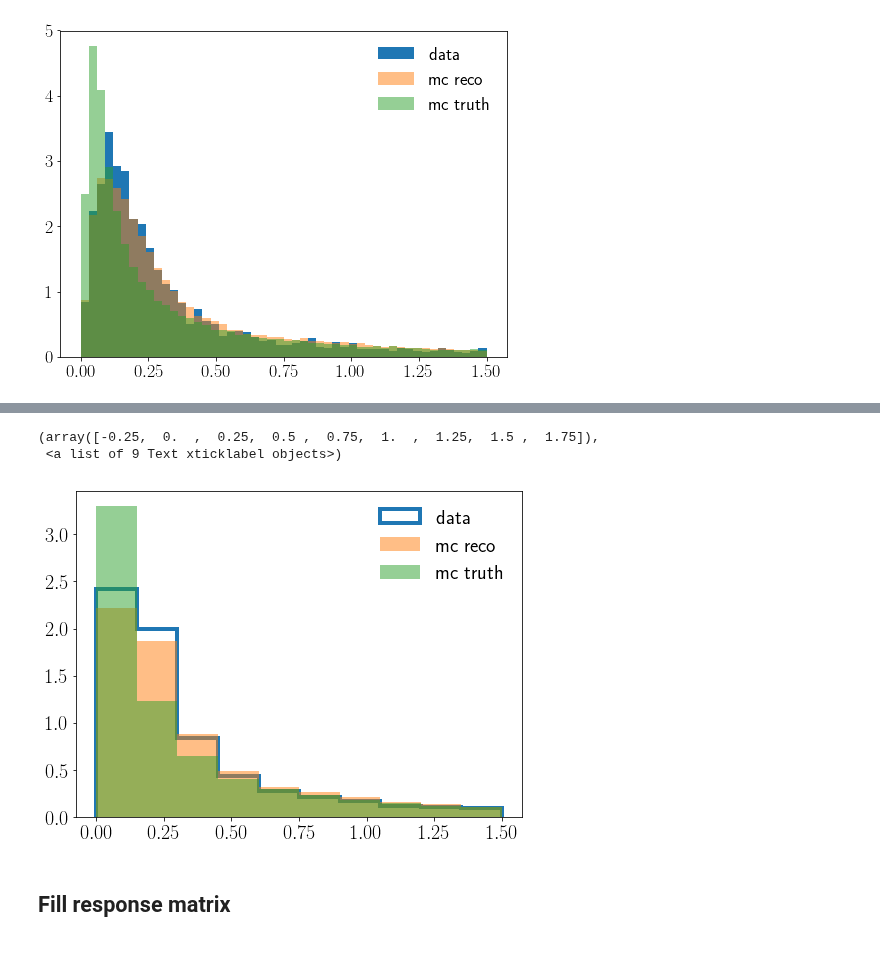
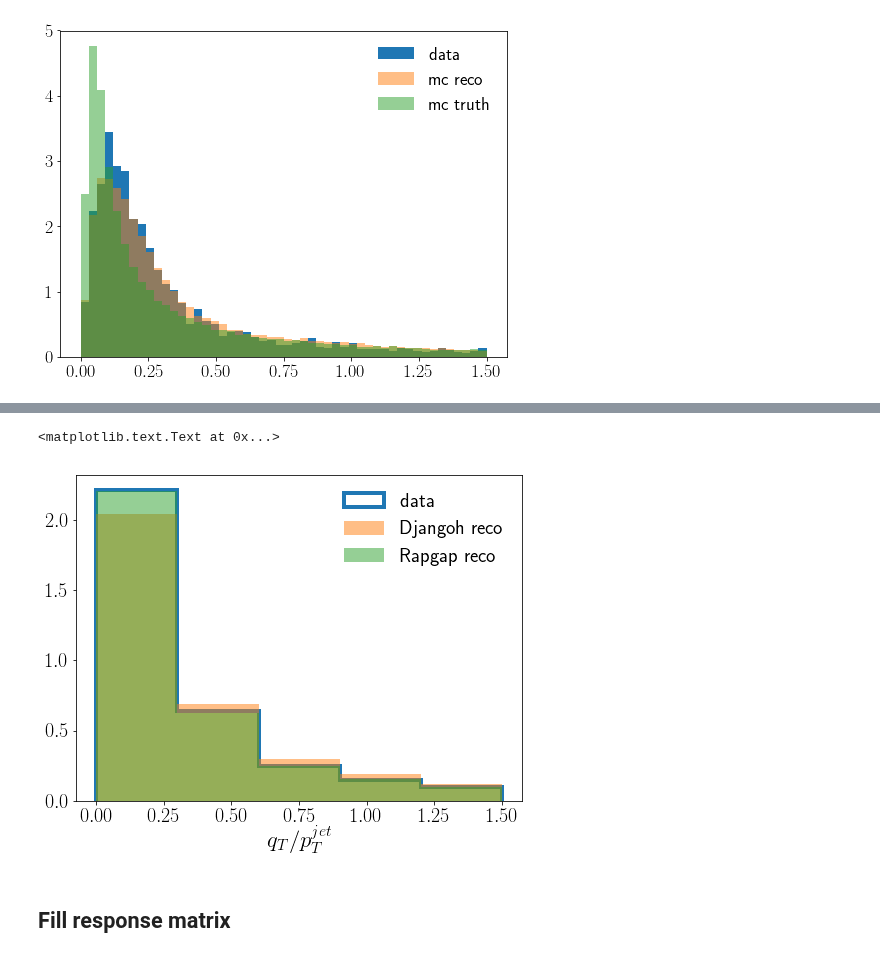
Before and after one commit to miguelignacio/disjets, a Jupyter notebook: Unfolding_RooUnfold.ipynb, the cells around one changed output, grey strips where cells are left out. Saved outputs shown, nothing was run; the diff lists cells and outputs as text; code cells hidden in the pictures.

```diff
--- a/Unfolding_RooUnfold.ipynb
+++ b/Unfolding_RooUnfold.ipynb
@@ -261,8 +239,8 @@ isBKG 235608  fraction kept: 89.4
 #genvariable = 'genjet_qtnormept'
 
 
-coarsebins = 10
-finebins = 10
+coarsebins = 5
+finebins = 5
 minval = 0.0
 maxval = 1.5
 variable = 'jet_qtnormjetpt'
@@ -326,16 +317,16 @@ plt.hist
 # %%
 fig = plt.figure(figsize=(8,6))
 
 plt.hist(data_cut[variable],range=(0,maxval),bins=coarsebins,normed=True,histtype='step',linewidth=4.0,label='data')
-plt.hist(mc_cut[variable],range=(0,maxval),bins=coarsebins,normed=True,alpha=0.5,label='mc reco')
-plt.hist(mc_cut[genvariable],range=(0,maxval),bins=coarsebins, normed=True,alpha=0.5,label =' mc truth')
+plt.hist(mc_cut[variable],range=(0,maxval),bins=coarsebins,normed=True,alpha=0.5,label='Djangoh reco')
+plt.hist(altmc_cut[variable],range=(0,maxval),bins=coarsebins,normed=True,alpha=0.5,label='Rapgap reco')
 plt.legend(loc='best', frameon=False,fontsize=20)
 plt.yticks(fontsize=20)
 plt.xticks(fontsize=20)
+plt.xlabel(namevariable,fontsize=23)
 # %% [output]
-(array([-0.25,  0.  ,  0.25,  0.5 ,  0.75,  1.  ,  1.25,  1.5 ,  1.75]),
- <a list of 9 Text xticklabel objects>)
+<matplotlib.text.Text at 0x...>
-[figure, old version]
+[figure, new version]
 # %% [markdown]
 ## Fill response matrix
 # %%
```
Also changed, not shown: parts of 20 cells of this notebook, 3 other files.
